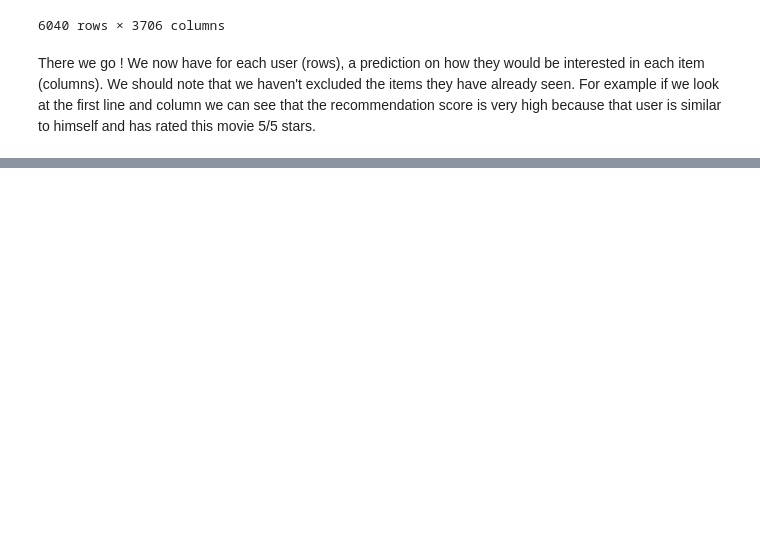
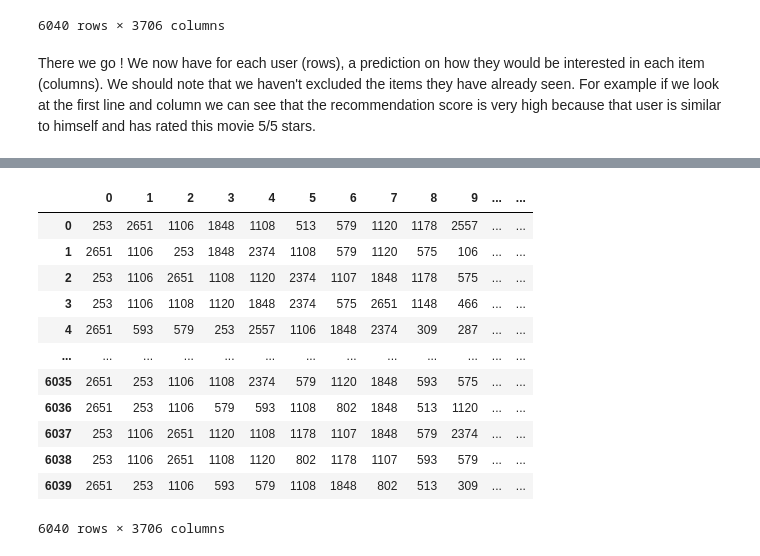
Before and after one commit to nelpats/stage-rs, a Jupyter notebook: notebooks/collaborative_filtering.ipynb, the cells around one changed output, grey strips where cells are left out. Drawn from its saved outputs; the diff is of its cells as text; code cells hidden in the pictures; blank space fills up the shorter version.

```diff
--- a/notebooks/collaborative_filtering.ipynb
+++ b/notebooks/collaborative_filtering.ipynb
@@ -171,0 +212,16 @@ There we go ! We now have for each user (rows), a prediction on how they would b
+# %%
+df_sorted_indices
+# %% [output]
+|  | 0 | 1 | 2 | 3 | 4 | 5 | 6 | 7 | 8 | 9 | ... | ... |
+| 0 | 253 | 2651 | 1106 | 1848 | 1108 | 513 | 579 | 1120 | 1178 | 2557 | ... | ... |
+| 1 | 2651 | 1106 | 253 | 1848 | 2374 | 1108 | 579 | 1120 | 575 | 106 | ... | ... |
+| 2 | 253 | 1106 | 2651 | 1108 | 1120 | 2374 | 1107 | 1848 | 1178 | 575 | ... | ... |
+| 3 | 253 | 1106 | 1108 | 1120 | 1848 | 2374 | 575 | 2651 | 1148 | 466 | ... | ... |
+| 4 | 2651 | 593 | 579 | 253 | 2557 | 1106 | 1848 | 2374 | 309 | 287 | ... | ... |
+| ... | ... | ... | ... | ... | ... | ... | ... | ... | ... | ... | ... | ... |
+| 6035 | 2651 | 253 | 1106 | 1108 | 2374 | 579 | 1120 | 1848 | 593 | 575 | ... | ... |
+| 6036 | 2651 | 253 | 1106 | 579 | 593 | 1108 | 802 | 1848 | 513 | 1120 | ... | ... |
+| 6037 | 253 | 1106 | 2651 | 1120 | 1108 | 1178 | 1107 | 1848 | 579 | 2374 | ... | ... |
+| 6038 | 253 | 1106 | 2651 | 1108 | 1120 | 802 | 1178 | 1107 | 593 | 579 | ... | ... |
+| 6039 | 2651 | 253 | 1106 | 593 | 579 | 1108 | 1848 | 802 | 513 | 309 | ... | ... |
+6040 rows × 3706 columns
```
Also changed, not shown: parts of 9 cells of this notebook.
